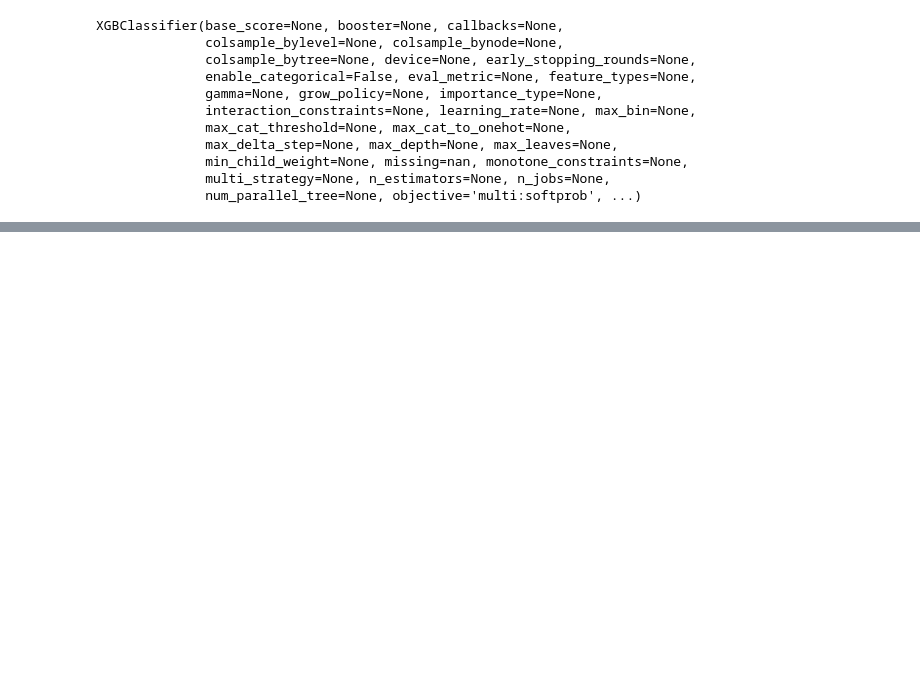
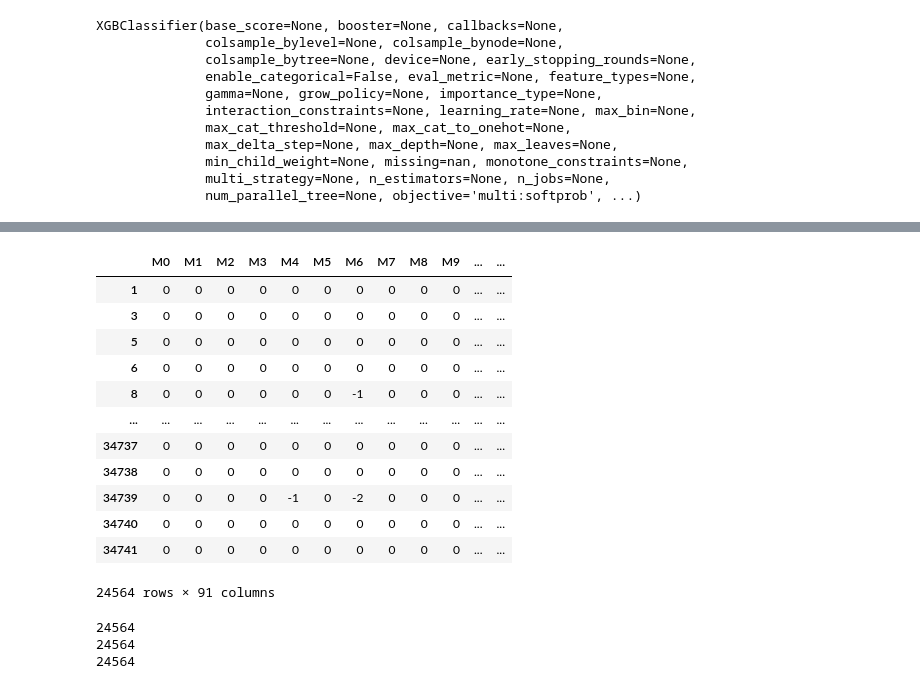
Before and after one commit to WowCodeSusah/Final_DS, a Jupyter notebook: NoOwnAndYellow.ipynb, the cells around one changed output, grey strips where cells are left out. Cells and saved outputs as stored; diff of their text form; code cells hidden in the pictures; blank space fills up the shorter version.

```diff
--- a/NoOwnAndYellow.ipynb
+++ b/NoOwnAndYellow.ipynb
@@ -317,0 +445,77 @@ for x in total_score_rate_list:
+# %%
+for transform_after in incMinute.index:
+    for transform_column_after in rangeTwo(0, len(incMinute.columns)):
+        name_column_after = 'M' + str(transform_column_after)
+        if incMinute.loc[transform_after, name_column_after] == '-':
+            incMinute.loc[transform_after, name_column_after] = 0
+        elif incMinute.loc[transform_after, name_column_after] == 'Goal_Home':
+            incMinute.loc[transform_after, name_column_after] = 1
+        elif incMinute.loc[transform_after, name_column_after] == 'Yellow_Home':
+            incMinute.loc[transform_after, name_column_after] = 2
+        elif incMinute.loc[transform_after, name_column_after] == 'Red_Card_Home':
+            incMinute.loc[transform_after, name_column_after] = 3
+        elif incMinute.loc[transform_after, name_column_after] == 'Own_Home':
+            incMinute.loc[transform_after, name_column_after] = 4
+        elif incMinute.loc[transform_after, name_column_after] == 'Goal_Away':
+            incMinute.loc[transform_after, name_column_after] = -1
+        elif incMinute.loc[transform_after, name_column_after] == 'Yellow_Away':
+            incMinute.loc[transform_after, name_column_after] = -2
+        elif incMinute.loc[transform_after, name_column_after] == 'Red_Card_Away':
+            incMinute.loc[transform_after, name_column_after] = -3
+        elif incMinute.loc[transform_after, name_column_after] == 'Own_Away':
+            incMinute.loc[transform_after, name_column_after] = -4
+
+incMinute
+# %% [output]
+|  | M0 | M1 | M2 | M3 | M4 | M5 | M6 | M7 | M8 | M9 | ... | ... |
+| 1 | 0 | 0 | 0 | 0 | 0 | 0 | 0 | 0 | 0 | 0 | ... | ... |
+| 3 | 0 | 0 | 0 | 0 | 0 | 0 | 0 | 0 | 0 | 0 | ... | ... |
+| 5 | 0 | 0 | 0 | 0 | 0 | 0 | 0 | 0 | 0 | 0 | ... | ... |
+| 6 | 0 | 0 | 0 | 0 | 0 | 0 | 0 | 0 | 0 | 0 | ... | ... |
+| 8 | 0 | 0 | 0 | 0 | 0 | 0 | -1 | 0 | 0 | 0 | ... | ... |
+| ... | ... | ... | ... | ... | ... | ... | ... | ... | ... | ... | ... | ... |
+| 34737 | 0 | 0 | 0 | 0 | 0 | 0 | 0 | 0 | 0 | 0 | ... | ... |
+| 34738 | 0 | 0 | 0 | 0 | 0 | 0 | 0 | 0 | 0 | 0 | ... | ... |
+| 34739 | 0 | 0 | 0 | 0 | -1 | 0 | -2 | 0 | 0 | 0 | ... | ... |
+| 34740 | 0 | 0 | 0 | 0 | 0 | 0 | 0 | 0 | 0 | 0 | ... | ... |
+| 34741 | 0 | 0 | 0 | 0 | 0 | 0 | 0 | 0 | 0 | 0 | ... | ... |
+24564 rows × 91 columns
+# %%
+goal_home_total = []
+goal_away_total =  []
+total_score_rate_list_2 = []
+for score_rate_total_list_2 in incMinute.index:
+    total_goal_home_2 = 0
+    total_goal_away_2 = 0
+    red_card_position_2 = 0
+    for score_rate_2 in rangeTwo(0, 46):
+        score_rate_column_2 = 'M' + str(score_rate_2)
+        total_check_2 = incMinute.loc[score_rate_total_list_2, score_rate_column_2]
+        if total_check_2 == 1:
+            total_goal_home_2 = total_goal_home_2 + 1
+        elif total_check_2 == -1:
+            total_goal_away_2 = total_goal_away_2 + 1
+        elif total_check_2 == 4:
+            total_goal_home_2 = total_goal_home_2 + 1
+        elif total_check_2 == -4:
+            total_goal_away_2 = total_goal_away_2 + 1
+
+        red_card_position_2 = 45
+
+    goal_home_total.append(total_goal_home_2)
+    goal_away_total.append(total_goal_away_2)
+
+    score_rate_list_place_holder_2 = []
+    score_rate_goal_home_2 = total_goal_home_2 / red_card_position_2
+    score_rate_goal_away_2 = total_goal_away_2 / red_card_position_2
+    score_rate_list_place_holder_2.append(score_rate_goal_home_2)
+    score_rate_list_place_holder_2.append(score_rate_goal_away_2)
+    total_score_rate_list_2.append(score_rate_list_place_holder_2)
+
+print(len(goal_home_total))
+print(len(goal_away_total))
+print(len(total_score_rate_list_2))
+# %% [output]
+24564
+24564
+24564
```
Also changed, not shown: parts of 34 cells of this notebook, 1 other file.
